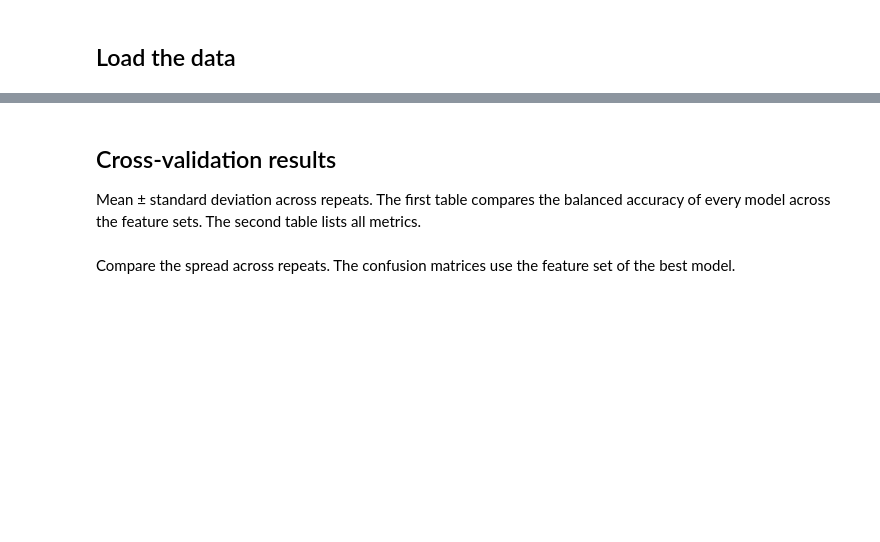
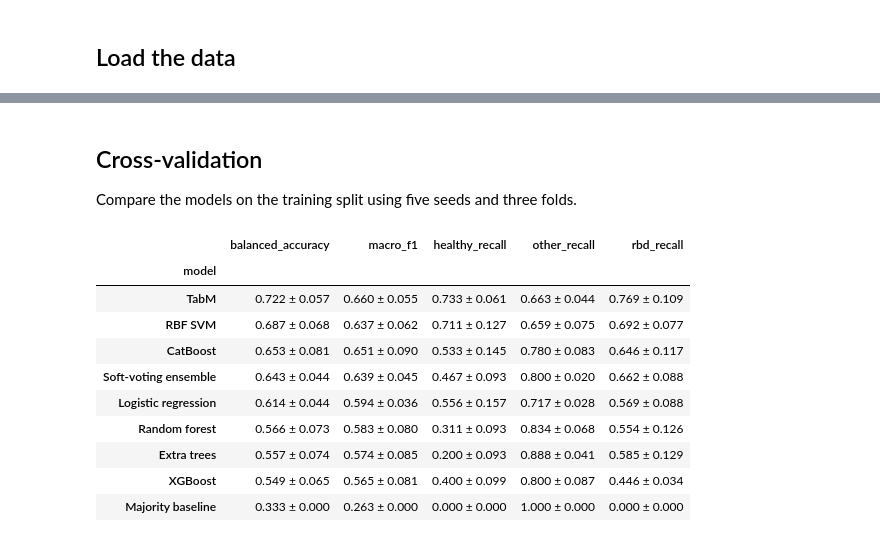
Before and after one commit to lucaa333/multimodal_rbd_sleep_analysis, a Jupyter notebook: notebooks/04_model_comparison.ipynb, the cells around one changed output, grey strips where cells are left out. Drawn from its saved outputs; the diff is of its cells as text; code cells hidden in the pictures; blank space fills up the shorter version.

```diff
--- a/notebooks/04_model_comparison.ipynb
+++ b/notebooks/04_model_comparison.ipynb
@@ -445,0 +33,19 @@ Define the models with fixed hyperparameters.
+# %%
+PROJECT_ROOT = next(path for path in [Path.cwd(), *Path.cwd().parents]
+                    if (path / 'data' / 'capslpdb' / 'recordings.csv').is_file())
+SPLIT_DIR = PROJECT_ROOT / 'outputs' / 'splits'
+MODEL_FILE = PROJECT_ROOT / 'outputs' / 'models' / 'clinical_models.pkl'
+SEEDS = (11, 29, 42, 73, 101)
+CLASSES = np.array(['healthy', 'other', 'rbd'])
+
+ARCHITECTURE_FEATURES = ['sleep_efficiency', 'waso_min', 'awakenings_per_h', 'stage_shifts_per_h', 'pct_rem', 'sws_first_half']
+CAP_FEATURES = ['cap_rate', 'cap_a_index', 'cap_a3_index', 'cap_a1_share']
+RSWA_FEATURES = ['rem_atonia_index', 'rem_any3_bg2', 'diff_phasic1_local3', 'rem_tonic_bg2', 'diff_log_rms_p90']
+WINDOW_FEATURES = ['sws_delta', 's2_emg_sd', 'rem_theta_alpha']
+FEATURES = RSWA_FEATURES + WINDOW_FEATURES + ARCHITECTURE_FEATURES + CAP_FEATURES
+
+
+splits = {name: pd.read_csv(SPLIT_DIR / f'{name}.csv') for name in ('train', 'validation')}
+split_ids = pd.concat([table['record_id'] for table in splits.values()], ignore_index=True)
+if not split_ids.is_unique:
+    raise ValueError('Training and validation contain duplicate recordings.')
@@ -543,4 +129,0 @@ out_of_fold.to_csv(CV_DIR / "out_of_fold_predictions.csv", index=False)
-# %% [markdown]
-## Cross-validation results
-
-Mean ± standard deviation across repeats. The first table compares the balanced accuracy of every model across the feature sets. The second table lists all metrics.
@@ -579,2 +129,0 @@ print(f"Saved predictions and metrics to {CV_DIR.relative_to(PROJECT_ROOT).as_po
-# %% [markdown]
-Compare the spread across repeats. The confusion matrices use the feature set of the best model.
@@ -622,0 +130,46 @@ plt.show()
+# %% [markdown]
+## Cross-validation
+
+Compare the models on the training split using five seeds and three folds.
+# %%
+train = splits['train']
+X_train = train[FEATURES]
+y_train = pd.Categorical(train['class_name'], categories=CLASSES).codes
+predictions = []
+for seed in tqdm(SEEDS, desc='Cross-validation', unit='seed'):
+    splitter = StratifiedKFold(n_splits=3, shuffle=True, random_state=seed)
+    for fold, (fit, held) in enumerate(splitter.split(X_train, y_train)):
+        model_seed = seed + fold
+        balanced = fit[oversample(y_train[fit], np.random.default_rng(model_seed))]
+        for name, model in make_models(model_seed).items():
+            indices = balanced if name in OVERSAMPLED_MODELS else fit
+            model.fit(X_train.iloc[indices], y_train[indices])
+            prediction = np.asarray(model.predict(X_train.iloc[held])).astype(int).ravel()
+            predictions.extend({'seed': seed, 'model': name, 'record_id': train.iloc[index]['record_id'],
+                                'true': y_train[index], 'predicted': int(value)}
+                               for index, value in zip(held, prediction))
+
+out_of_fold = pd.DataFrame(predictions)
+if not out_of_fold.groupby(['seed', 'model', 'record_id']).size().eq(1).all():
+    raise ValueError('Each recording must have one prediction per model and seed.')
+per_seed = pd.DataFrame([{'seed': seed, 'model': model, **scores(group['true'], group['predicted'])}
+                         for (seed, model), group in out_of_fold.groupby(['seed', 'model'])])
+metrics = ['balanced_accuracy', 'macro_f1', 'healthy_recall', 'other_recall', 'rbd_recall']
+grouped = per_seed.groupby('model')[metrics]
+mean = grouped.mean().sort_values('balanced_accuracy', ascending=False)
+spread = grouped.std().loc[mean.index]
+summary = pd.DataFrame({metric: [f'{a:.3f} \u00b1 {b:.3f}' for a, b in zip(mean[metric], spread[metric])]
+                        for metric in metrics}, index=mean.index)
+display(summary)
+# %% [output]
+|  | balanced_accuracy | macro_f1 | healthy_recall | other_recall | rbd_recall |
+| model |  |  |  |  |  |
+| TabM | 0.722 ± 0.057 | 0.660 ± 0.055 | 0.733 ± 0.061 | 0.663 ± 0.044 | 0.769 ± 0.109 |
+| RBF SVM | 0.687 ± 0.068 | 0.637 ± 0.062 | 0.711 ± 0.127 | 0.659 ± 0.075 | 0.692 ± 0.077 |
+| CatBoost | 0.653 ± 0.081 | 0.651 ± 0.090 | 0.533 ± 0.145 | 0.780 ± 0.083 | 0.646 ± 0.117 |
+| Soft-voting ensemble | 0.643 ± 0.044 | 0.639 ± 0.045 | 0.467 ± 0.093 | 0.800 ± 0.020 | 0.662 ± 0.088 |
+| Logistic regression | 0.614 ± 0.044 | 0.594 ± 0.036 | 0.556 ± 0.157 | 0.717 ± 0.028 | 0.569 ± 0.088 |
+| Random forest | 0.566 ± 0.073 | 0.583 ± 0.080 | 0.311 ± 0.093 | 0.834 ± 0.068 | 0.554 ± 0.126 |
+| Extra trees | 0.557 ± 0.074 | 0.574 ± 0.085 | 0.200 ± 0.093 | 0.888 ± 0.041 | 0.585 ± 0.129 |
+| XGBoost | 0.549 ± 0.065 | 0.565 ± 0.081 | 0.400 ± 0.099 | 0.800 ± 0.087 | 0.446 ± 0.034 |
+| Majority baseline | 0.333 ± 0.000 | 0.263 ± 0.000 | 0.000 ± 0.000 | 1.000 ± 0.000 | 0.000 ± 0.000 |
```
Also changed, not shown: parts of 25 cells of this notebook, 10 other files.
